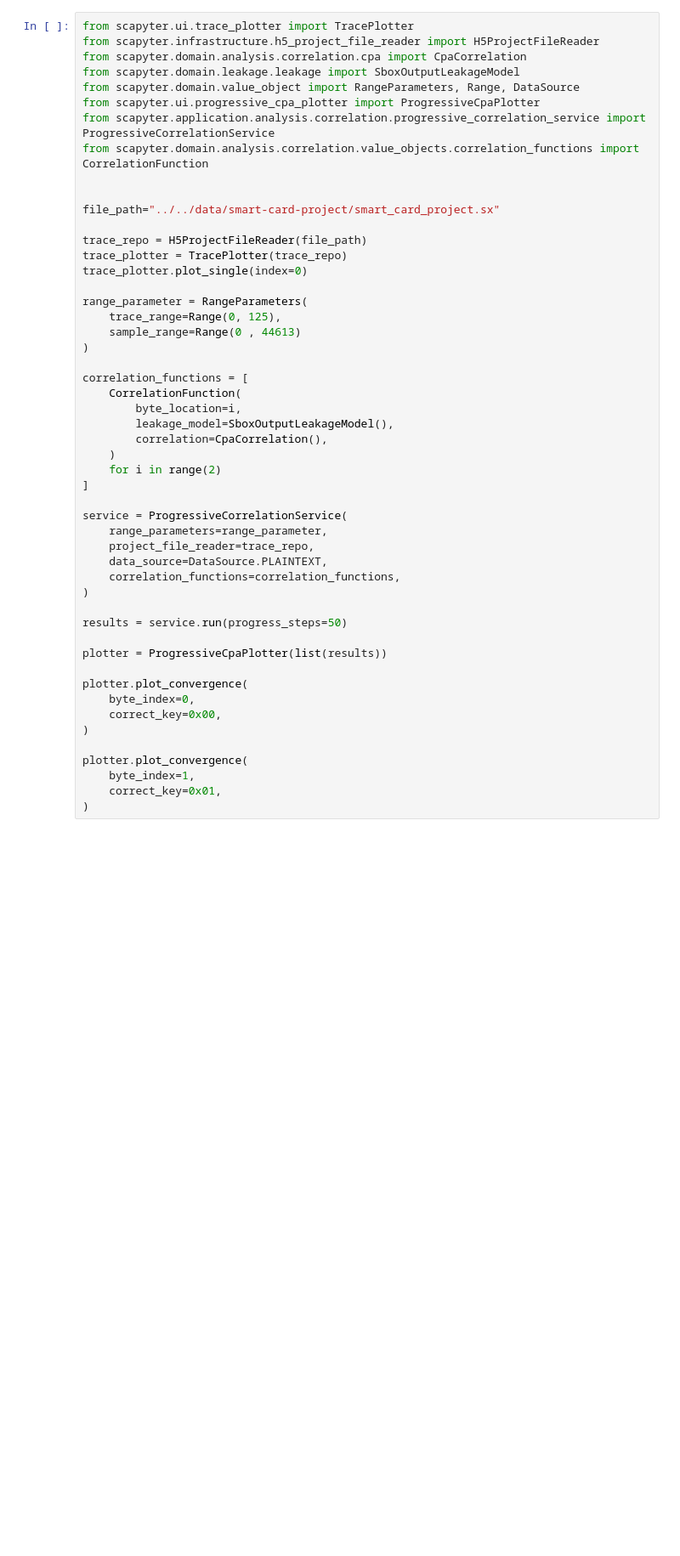
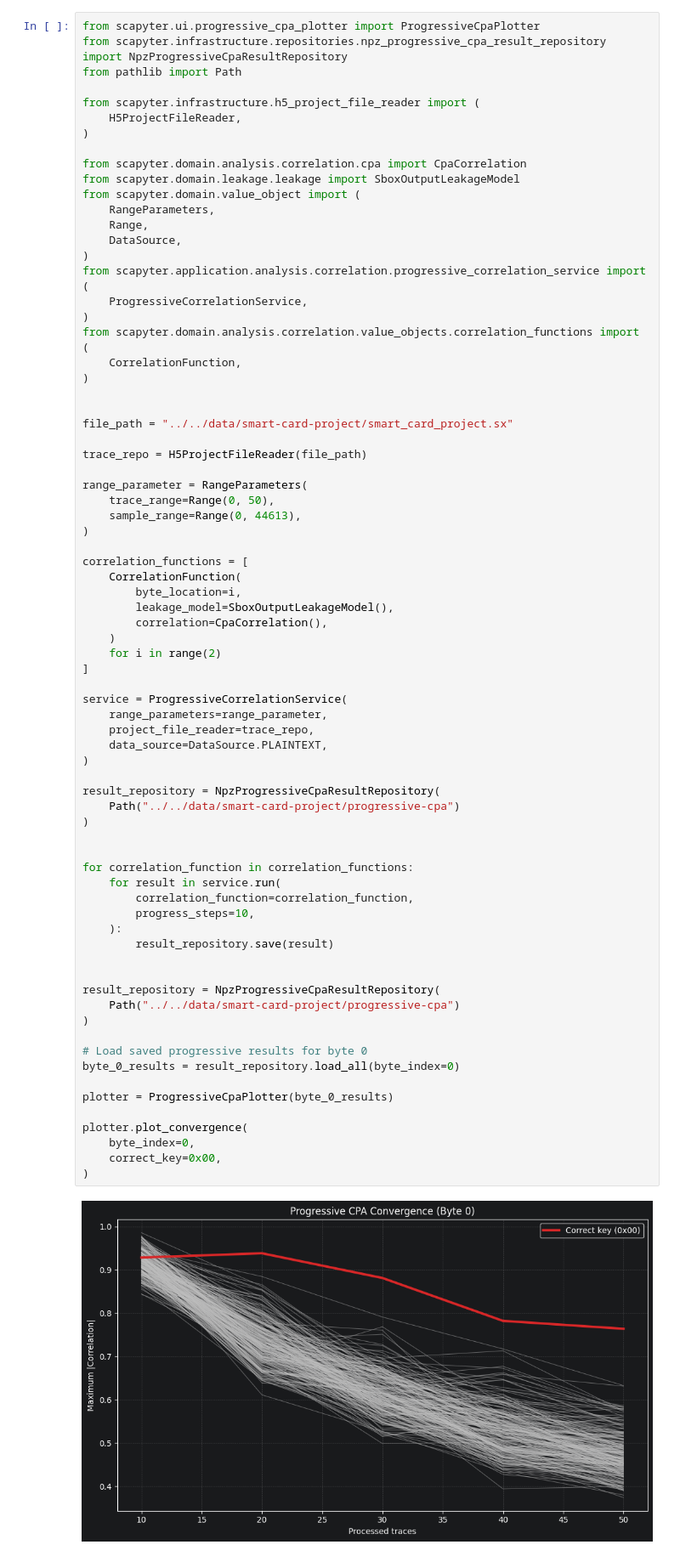
Before and after one commit to async2secure/scapyter, a Jupyter notebook: examples/progressive_cpa/example.ipynb, the cells around one changed output. Shown at 85% size. Cells and saved outputs as stored; diff of their text form; blank space fills up the shorter version.

Commit message:
able to save the progressive

```diff
--- a/examples/progressive_cpa/example.ipynb
+++ b/examples/progressive_cpa/example.ipynb
@@ -1,51 +1,76 @@
 # %%
-from scapyter.ui.trace_plotter import TracePlotter
-from scapyter.infrastructure.h5_project_file_reader import H5ProjectFileReader
+from scapyter.ui.progressive_cpa_plotter import ProgressiveCpaPlotter
+from scapyter.infrastructure.repositories.npz_progressive_cpa_result_repository import NpzProgressiveCpaResultRepository
+from pathlib import Path
+
+from scapyter.infrastructure.h5_project_file_reader import (
+    H5ProjectFileReader,
+)
+
 from scapyter.domain.analysis.correlation.cpa import CpaCorrelation
 from scapyter.domain.leakage.leakage import SboxOutputLeakageModel
-from scapyter.domain.value_object import RangeParameters, Range, DataSource
-from scapyter.ui.progressive_cpa_plotter import ProgressiveCpaPlotter
-from scapyter.application.analysis.correlation.progressive_correlation_service import ProgressiveCorrelationService
-from scapyter.domain.analysis.correlation.value_objects.correlation_functions import CorrelationFunction
+from scapyter.domain.value_object import (
+    RangeParameters,
+    Range,
+    DataSource,
+)
+from scapyter.application.analysis.correlation.progressive_correlation_service import (
+    ProgressiveCorrelationService,
+)
+from scapyter.domain.analysis.correlation.value_objects.correlation_functions import (
+    CorrelationFunction,
+)
 
 
-file_path="../../data/smart-card-project/smart_card_project.sx"
+file_path = "../../data/smart-card-project/smart_card_project.sx"
 
 trace_repo = H5ProjectFileReader(file_path)
-trace_plotter = TracePlotter(trace_repo)
-trace_plotter.plot_single(index=0)
 
 range_parameter = RangeParameters(
-    trace_range=Range(0, 125),
-    sample_range=Range(0 , 44613)
+    trace_range=Range(0, 50),
+    sample_range=Range(0, 44613),
 )
 
 correlation_functions = [
     CorrelationFunction(
         byte_location=i,
         leakage_model=SboxOutputLeakageModel(),
         correlation=CpaCorrelation(),
     )
     for i in range(2)
 ]
 
 service = ProgressiveCorrelationService(
     range_parameters=range_parameter,
     project_file_reader=trace_repo,
     data_source=DataSource.PLAINTEXT,
-    correlation_functions=correlation_functions,
 )
 
-results = service.run(progress_steps=50)
+result_repository = NpzProgressiveCpaResultRepository(
+    Path("../../data/smart-card-project/progressive-cpa")
+)
 
-plotter = ProgressiveCpaPlotter(list(results))
+
+for correlation_function in correlation_functions:
+    for result in service.run(
+        correlation_function=correlation_function,
+        progress_steps=10,
+    ):
+        result_repository.save(result)
+
+
+result_repository = NpzProgressiveCpaResultRepository(
+    Path("../../data/smart-card-project/progressive-cpa")
+)
+
+# Load saved progressive results for byte 0
+byte_0_results = result_repository.load_all(byte_index=0)
+
+plotter = ProgressiveCpaPlotter(byte_0_results)
 
 plotter.plot_convergence(
     byte_index=0,
     correct_key=0x00,
 )
-
-plotter.plot_convergence(
-    byte_index=1,
-    correct_key=0x01,
-)
+# %% [output]
+[figure, added]
```
Also changed, not shown: parts of 2 cells of this notebook, 5 other files.
